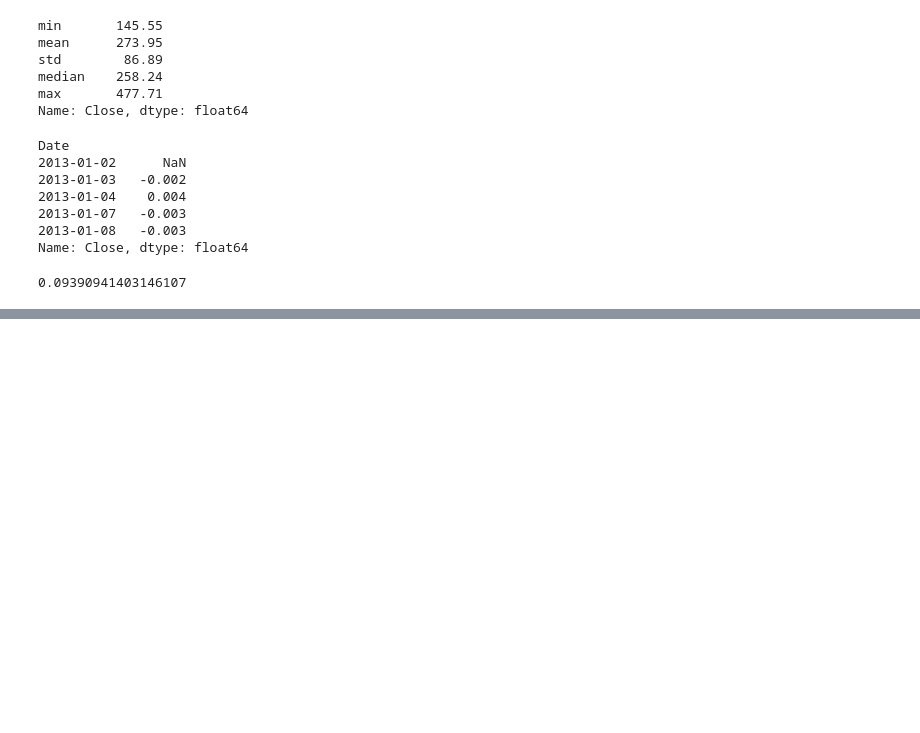
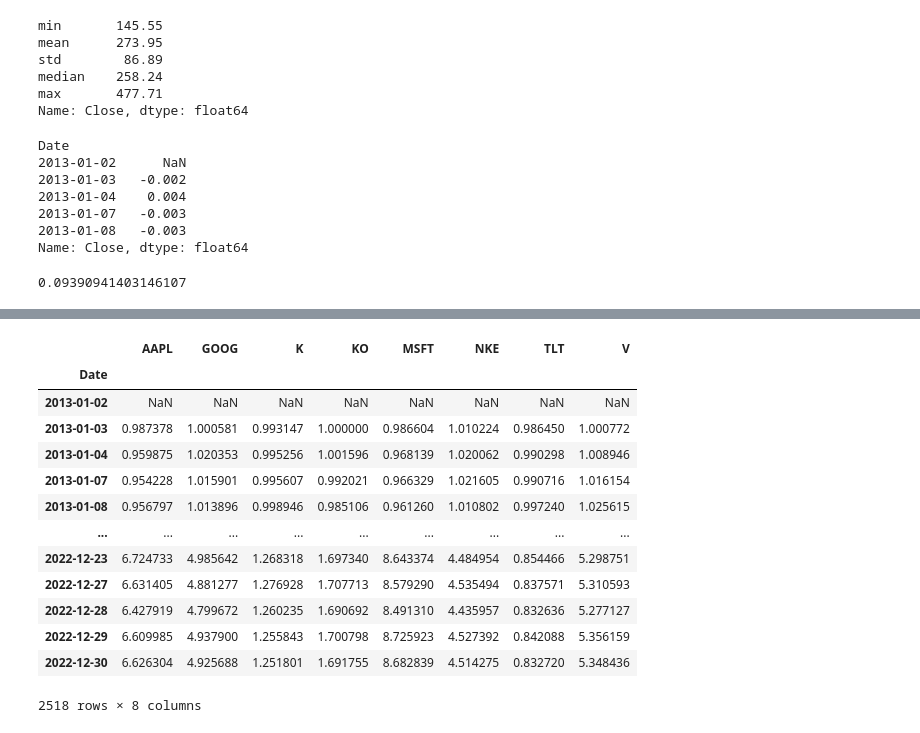
Before and after one commit to MartinKasak/Python_Finance_Numpy_Pandas, a Jupyter notebook: Python Finance.ipynb, the cells around one changed output, grey strips where cells are left out. Saved outputs shown, nothing was run; the diff lists cells and outputs as text; code cells hidden in the pictures; blank space fills up the shorter version.

```diff
--- a/Python Finance.ipynb
+++ b/Python Finance.ipynb
@@ -122,0 +126,19 @@ rets.cumsum().apply(np.exp).plot(figsize=(10, 6));
+# %%
+#vaatame tablelist millised tulemused on
+#parim Apple 6.6x investment ja halvim 20 aasta võlakirja ETF
+rets.cumsum().apply(np.exp)
+# %% [output]
+|  | AAPL | GOOG | K | KO | MSFT | NKE | TLT | V |
+| Date |  |  |  |  |  |  |  |  |
+| 2013-01-02 | NaN | NaN | NaN | NaN | NaN | NaN | NaN | NaN |
+| 2013-01-03 | 0.987378 | 1.000581 | 0.993147 | 1.000000 | 0.986604 | 1.010224 | 0.986450 | 1.000772 |
+| 2013-01-04 | 0.959875 | 1.020353 | 0.995256 | 1.001596 | 0.968139 | 1.020062 | 0.990298 | 1.008946 |
+| 2013-01-07 | 0.954228 | 1.015901 | 0.995607 | 0.992021 | 0.966329 | 1.021605 | 0.990716 | 1.016154 |
+| 2013-01-08 | 0.956797 | 1.013896 | 0.998946 | 0.985106 | 0.961260 | 1.010802 | 0.997240 | 1.025615 |
+| ... | ... | ... | ... | ... | ... | ... | ... | ... |
+| 2022-12-23 | 6.724733 | 4.985642 | 1.268318 | 1.697340 | 8.643374 | 4.484954 | 0.854466 | 5.298751 |
+| 2022-12-27 | 6.631405 | 4.881277 | 1.276928 | 1.707713 | 8.579290 | 4.535494 | 0.837571 | 5.310593 |
+| 2022-12-28 | 6.427919 | 4.799672 | 1.260235 | 1.690692 | 8.491310 | 4.435957 | 0.832636 | 5.277127 |
+| 2022-12-29 | 6.609985 | 4.937900 | 1.255843 | 1.700798 | 8.725923 | 4.527392 | 0.842088 | 5.356159 |
+| 2022-12-30 | 6.626304 | 4.925688 | 1.251801 | 1.691755 | 8.682839 | 4.514275 | 0.832720 | 5.348436 |
+2518 rows × 8 columns
```
Also changed, not shown: parts of 7 cells of this notebook.
